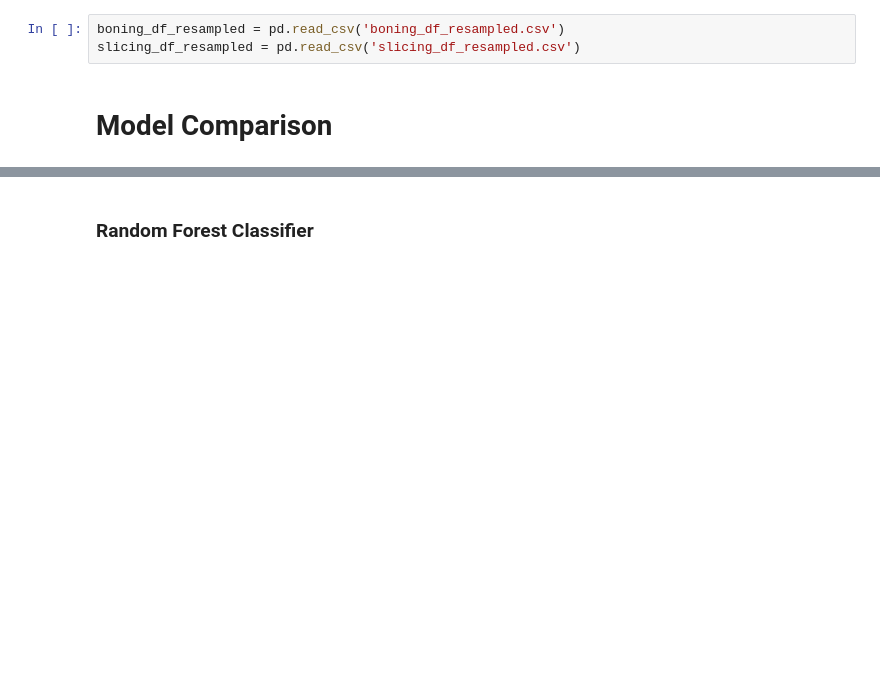
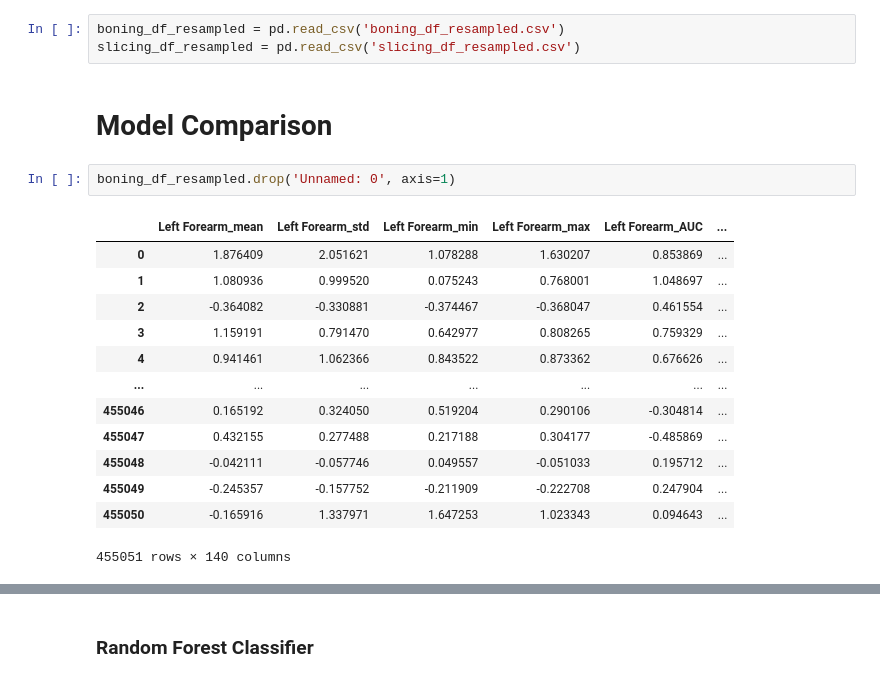
Before and after one commit to hengrvisal/knife_sharpness, a Jupyter notebook: Models.ipynb, the cells around one changed output, grey strips where cells are left out. Saved outputs shown, nothing was run; the diff lists cells and outputs as text; blank space fills up the shorter version.

```diff
--- a/Models.ipynb
+++ b/Models.ipynb
@@ -11,3 +12,19 @@ boning_df_resampled = pd.read_csv('boning_df_resampled.csv')
 slicing_df_resampled = pd.read_csv('slicing_df_resampled.csv')
 # %% [markdown]
 # **Model Comparison**
+# %%
+boning_df_resampled.drop('Unnamed: 0', axis=1)
+# %% [output]
+|  | Left Forearm_mean | Left Forearm_std | Left Forearm_min | Left Forearm_max | Left Forearm_AUC | ... |
+| 0 | 1.876409 | 2.051621 | 1.078288 | 1.630207 | 0.853869 | ... |
+| 1 | 1.080936 | 0.999520 | 0.075243 | 0.768001 | 1.048697 | ... |
+| 2 | -0.364082 | -0.330881 | -0.374467 | -0.368047 | 0.461554 | ... |
+| 3 | 1.159191 | 0.791470 | 0.642977 | 0.808265 | 0.759329 | ... |
+| 4 | 0.941461 | 1.062366 | 0.843522 | 0.873362 | 0.676626 | ... |
+| ... | ... | ... | ... | ... | ... | ... |
+| 455046 | 0.165192 | 0.324050 | 0.519204 | 0.290106 | -0.304814 | ... |
+| 455047 | 0.432155 | 0.277488 | 0.217188 | 0.304177 | -0.485869 | ... |
+| 455048 | -0.042111 | -0.057746 | 0.049557 | -0.051033 | 0.195712 | ... |
+| 455049 | -0.245357 | -0.157752 | -0.211909 | -0.222708 | 0.247904 | ... |
+| 455050 | -0.165916 | 1.337971 | 1.647253 | 1.023343 | 0.094643 | ... |
+455051 rows × 140 columns
```
Also changed, not shown: parts of 8 cells of this notebook.
